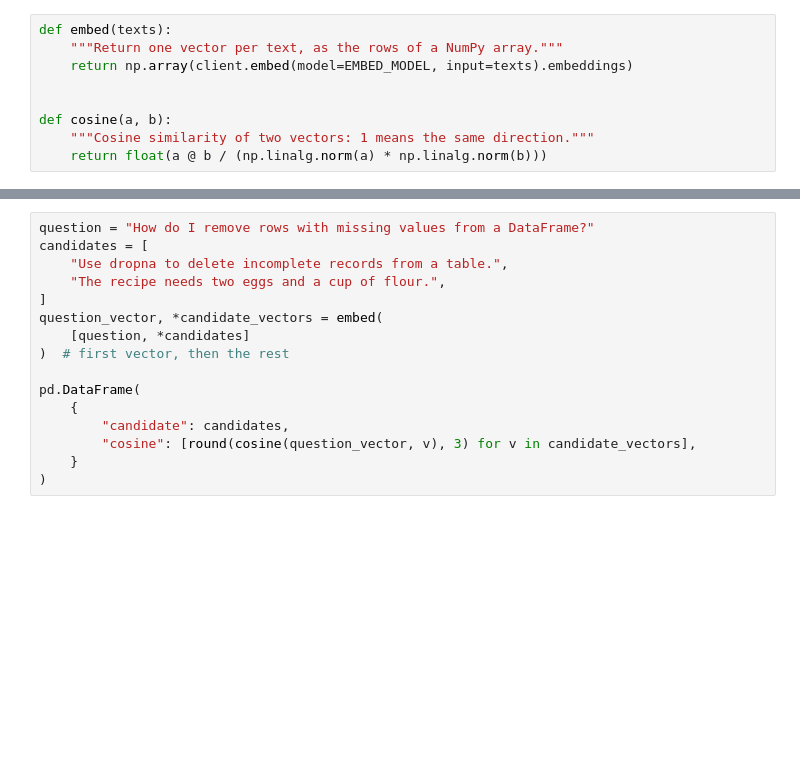
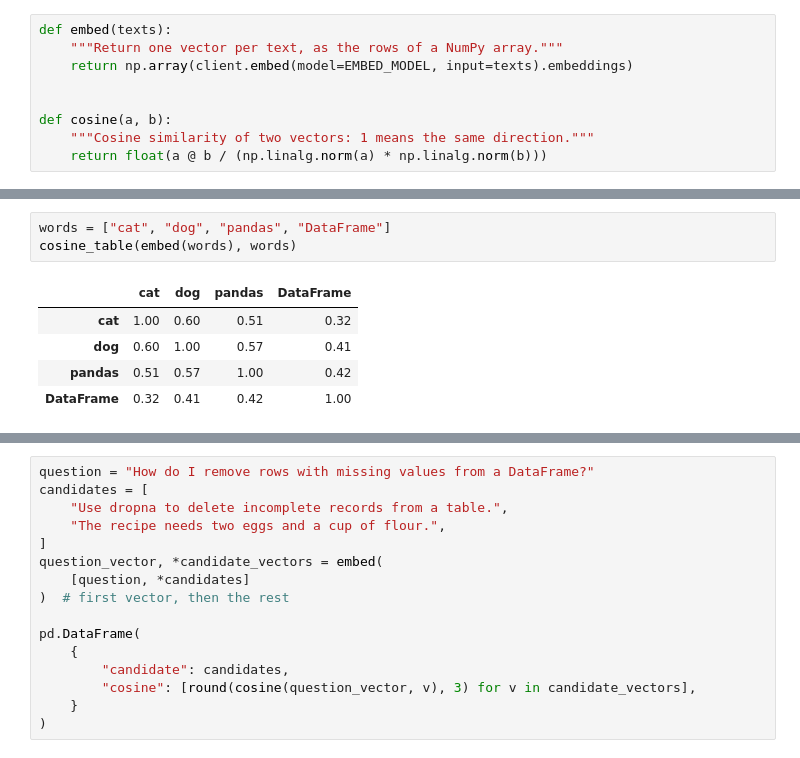
Before and after one commit to argythana/teach-llm-system, a Jupyter notebook: lecture_02_embeddings_rag_vector_store/reading_material/lec_02a_embeddings_cosine_similarity.ipynb, the cells around one changed output, grey strips where cells are left out. Saved outputs shown, nothing was run; the diff lists cells and outputs as text; blank space fills up the shorter version.

```diff
--- a/lecture_02_embeddings_rag_vector_store/reading_material/lec_02a_embeddings_cosine_similarity.ipynb
+++ b/lecture_02_embeddings_rag_vector_store/reading_material/lec_02a_embeddings_cosine_similarity.ipynb
@@ -111,0 +213,9 @@ def cosine(a, b):
+# %%
+words = ["cat", "dog", "pandas", "DataFrame"]
+cosine_table(embed(words), words)
+# %% [output]
+|  | cat | dog | pandas | DataFrame |
+| cat | 1.00 | 0.60 | 0.51 | 0.32 |
+| dog | 0.60 | 1.00 | 0.57 | 0.41 |
+| pandas | 0.51 | 0.57 | 1.00 | 0.42 |
+| DataFrame | 0.32 | 0.41 | 0.42 | 1.00 |
```
Also changed, not shown: parts of 8 cells of this notebook, 2 other files.
